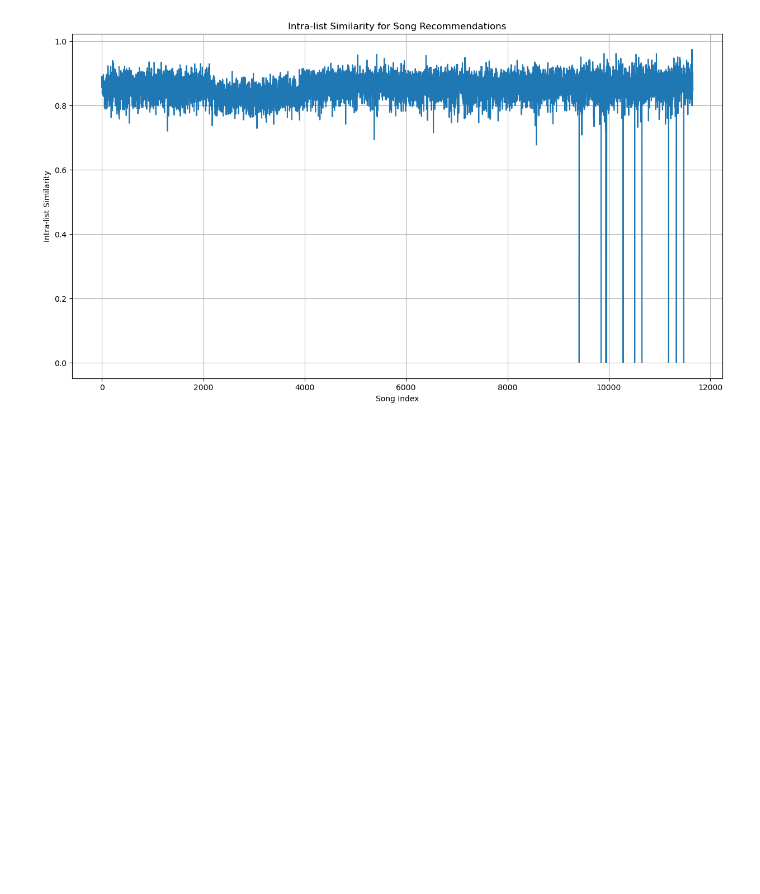
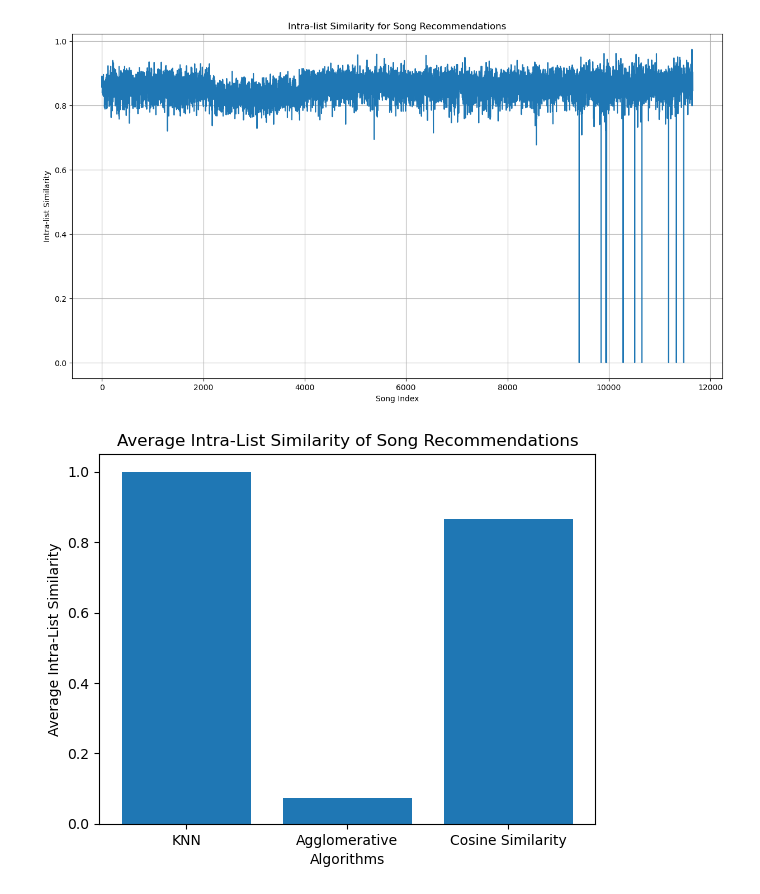
Before and after one commit to mosmolov/Recommendio, a Jupyter notebook: cosineSim.ipynb, the cells around one changed output. Drawn from its saved outputs; the diff is of its cells as text; code cells hidden in the pictures; blank space fills up the shorter version.

Commit message:
Added Intra-list Similarity Graph

```diff
--- a/cosineSim.ipynb
+++ b/cosineSim.ipynb
@@ -270,3 +270,19 @@ Intra-list similarity for song recommendations for song Sons of the Serpent : 0.
 Skipping song at index 4606 due to KeyError
 Intra-list similarity for song recommendations for song 100 Bar
 [figure]
+# %%
+import matplotlib.pyplot as plt
+import numpy as np
+
+# Dummy data: replace with your actual algorithms and similarity calculations
+algorithms = ['KNN', 'Agglomerative', 'Cosine Similarity']
+intra_list_similarity = [0.9999995735656626, 0.07287909464866889, 0.8664253309369923]  # Replace with your calculated similarities
+
+# Plotting
+plt.bar(algorithms, intra_list_similarity)
+plt.xlabel('Recommendation Algorithms')
+plt.ylabel('Average Intra-List Similarity')
+plt.title('Average Intra-List Similarity of Song Recommendations')
+plt.show()
+# %% [output]
+[figure, added]
```
